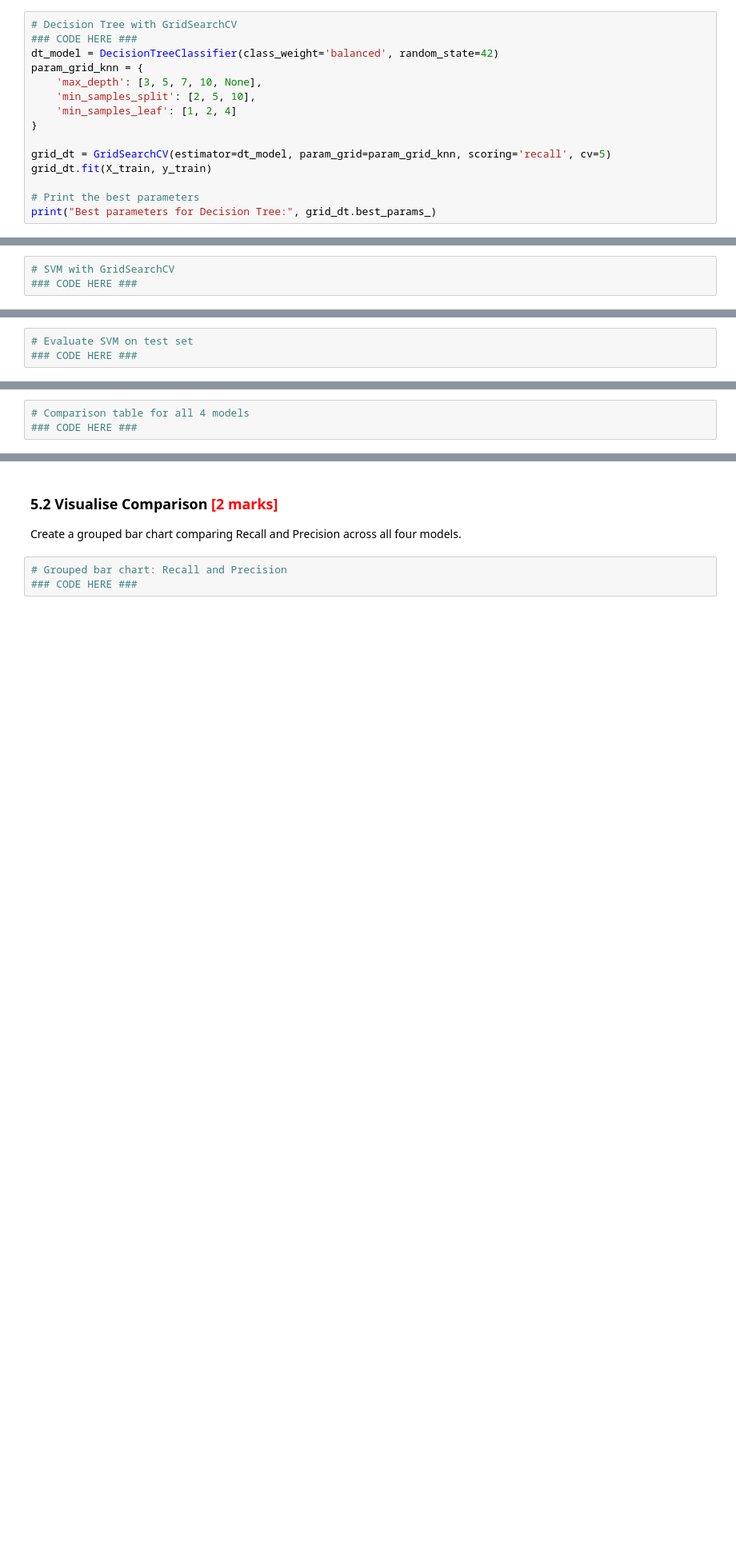
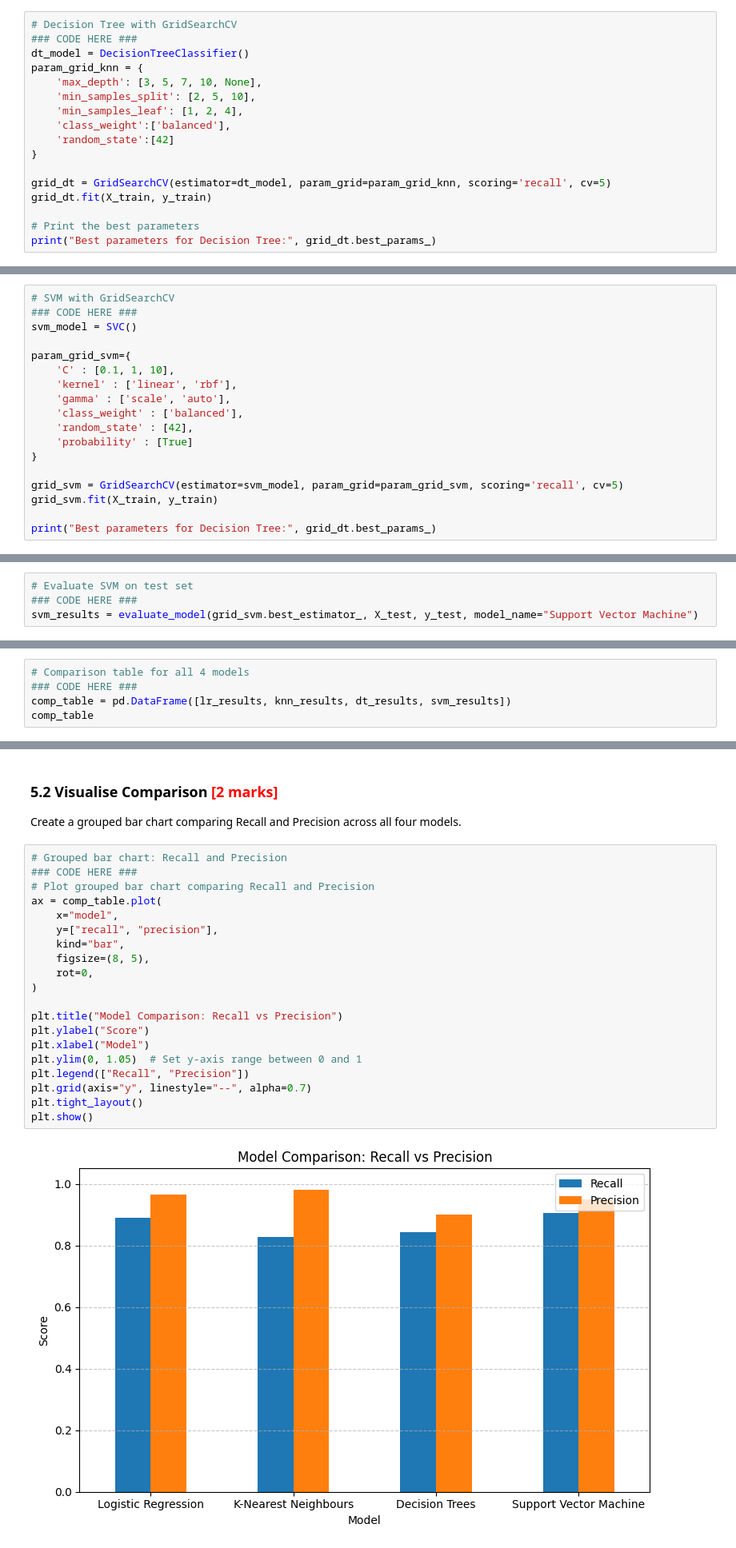
Before and after one commit to rhombus-india/iit-kgp-assignments, a Jupyter notebook: Classification_Assignment_IITKGP/Classification_Models_Exercise.ipynb, the cells around one changed output, grey strips where cells are left out. Shown at 80% size. Cells and saved outputs as stored; diff of their text form; blank space fills up the shorter version.

```diff
--- a/Classification_Assignment_IITKGP/Classification_Models_Exercise.ipynb
+++ b/Classification_Assignment_IITKGP/Classification_Models_Exercise.ipynb
@@ -539,11 +543,13 @@ weighted avg       0.93      0.93      0.93       171
 # %%
 # Decision Tree with GridSearchCV
 ### CODE HERE ###
-dt_model = DecisionTreeClassifier(class_weight='balanced', random_state=42)
+dt_model = DecisionTreeClassifier()
 param_grid_knn = {
     'max_depth': [3, 5, 7, 10, None],
     'min_samples_split': [2, 5, 10],
-    'min_samples_leaf': [1, 2, 4]
+    'min_samples_leaf': [1, 2, 4],
+    'class_weight':['balanced'],
+    'random_state':[42]
 }
 
 grid_dt = GridSearchCV(estimator=dt_model, param_grid=param_grid_knn, scoring='recall', cv=5)
@@ -572,3 +596,18 @@ dt_results = evaluate_model(grid_dt.best_estimator_, X_test, y_test, model_name=
 # %%
 # SVM with GridSearchCV
 ### CODE HERE ###
+svm_model = SVC()
+
+param_grid_svm={
+    'C' : [0.1, 1, 10],
+    'kernel' : ['linear', 'rbf'],
+    'gamma' : ['scale', 'auto'],
+    'class_weight' : ['balanced'],
+    'random_state' : [42],
+    'probability' : [True]
+}
+
+grid_svm = GridSearchCV(estimator=svm_model, param_grid=param_grid_svm, scoring='recall', cv=5)
+grid_svm.fit(X_train, y_train)
+
+print("Best parameters for Decision Tree:", grid_dt.best_params_)
@@ -575,3 +616,4 @@ dt_results = evaluate_model(grid_dt.best_estimator_, X_test, y_test, model_name=
 # %%
 # Evaluate SVM on test set
 ### CODE HERE ###
+svm_results = evaluate_model(grid_svm.best_estimator_, X_test, y_test, model_name="Support Vector Machine")
@@ -593,3 +653,5 @@ Create a DataFrame comparing all four models on the **test set**:
 # %%
 # Comparison table for all 4 models
 ### CODE HERE ###
+comp_table = pd.DataFrame([lr_results, knn_results, dt_results, svm_results])
+comp_table
@@ -600,6 +668,25 @@ Create a grouped bar chart comparing Recall and Precision across all four models
 # %%
 # Grouped bar chart: Recall and Precision
 ### CODE HERE ###
+# Plot grouped bar chart comparing Recall and Precision
+ax = comp_table.plot(
+    x="model",
+    y=["recall", "precision"],
+    kind="bar",
+    figsize=(8, 5),
+    rot=0,
+)
+
+plt.title("Model Comparison: Recall vs Precision")
+plt.ylabel("Score")
+plt.xlabel("Model")
+plt.ylim(0, 1.05)  # Set y-axis range between 0 and 1
+plt.legend(["Recall", "Precision"])
+plt.grid(axis="y", linestyle="--", alpha=0.7)
+plt.tight_layout()
+plt.show()
+# %% [output]
+[figure, added]
 # %% [markdown]
 ### 5.3 Cross-Validation Stability <font color="red">[2 marks]</font>
 
```
Also changed, not shown: parts of 10 cells of this notebook.
